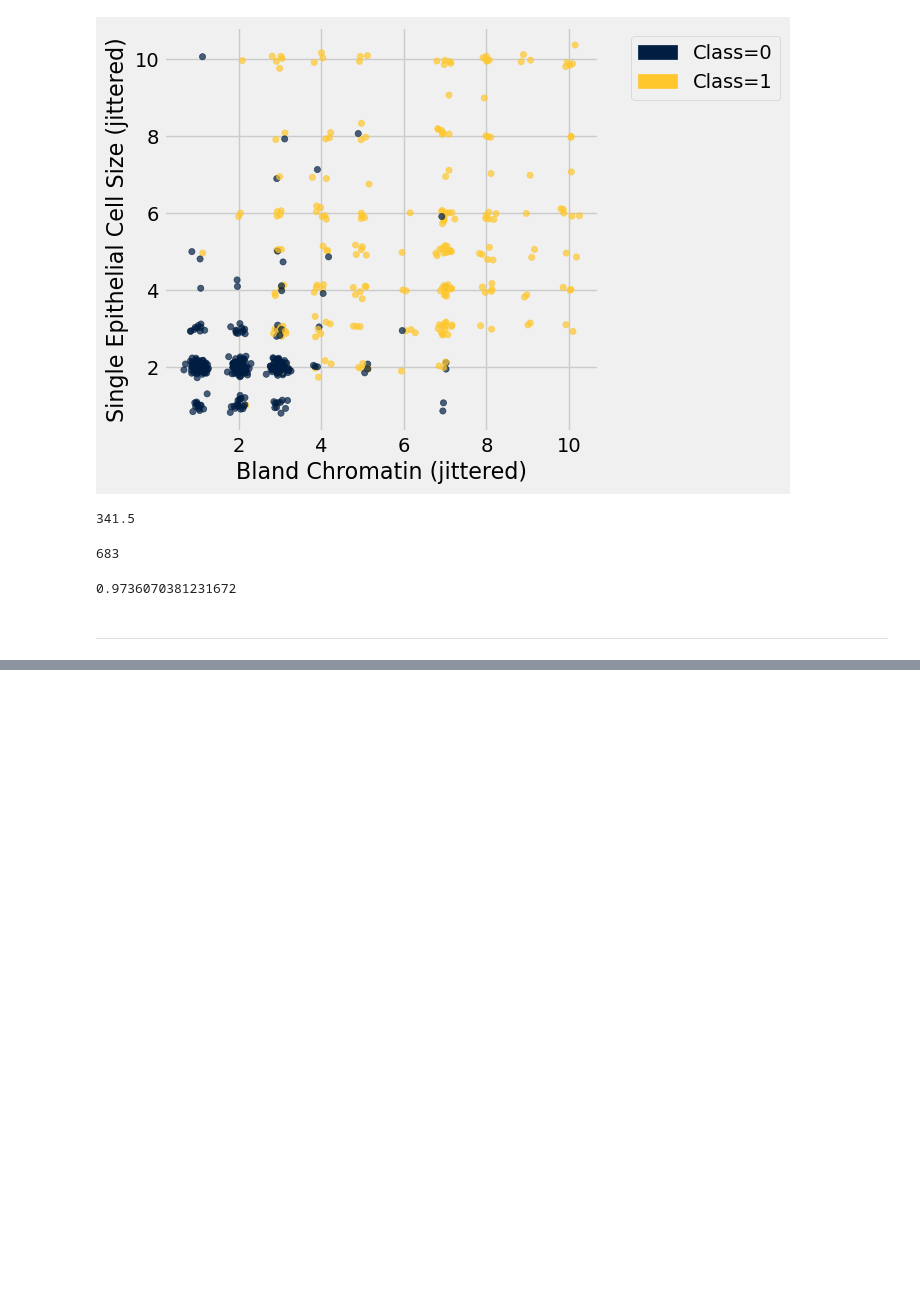
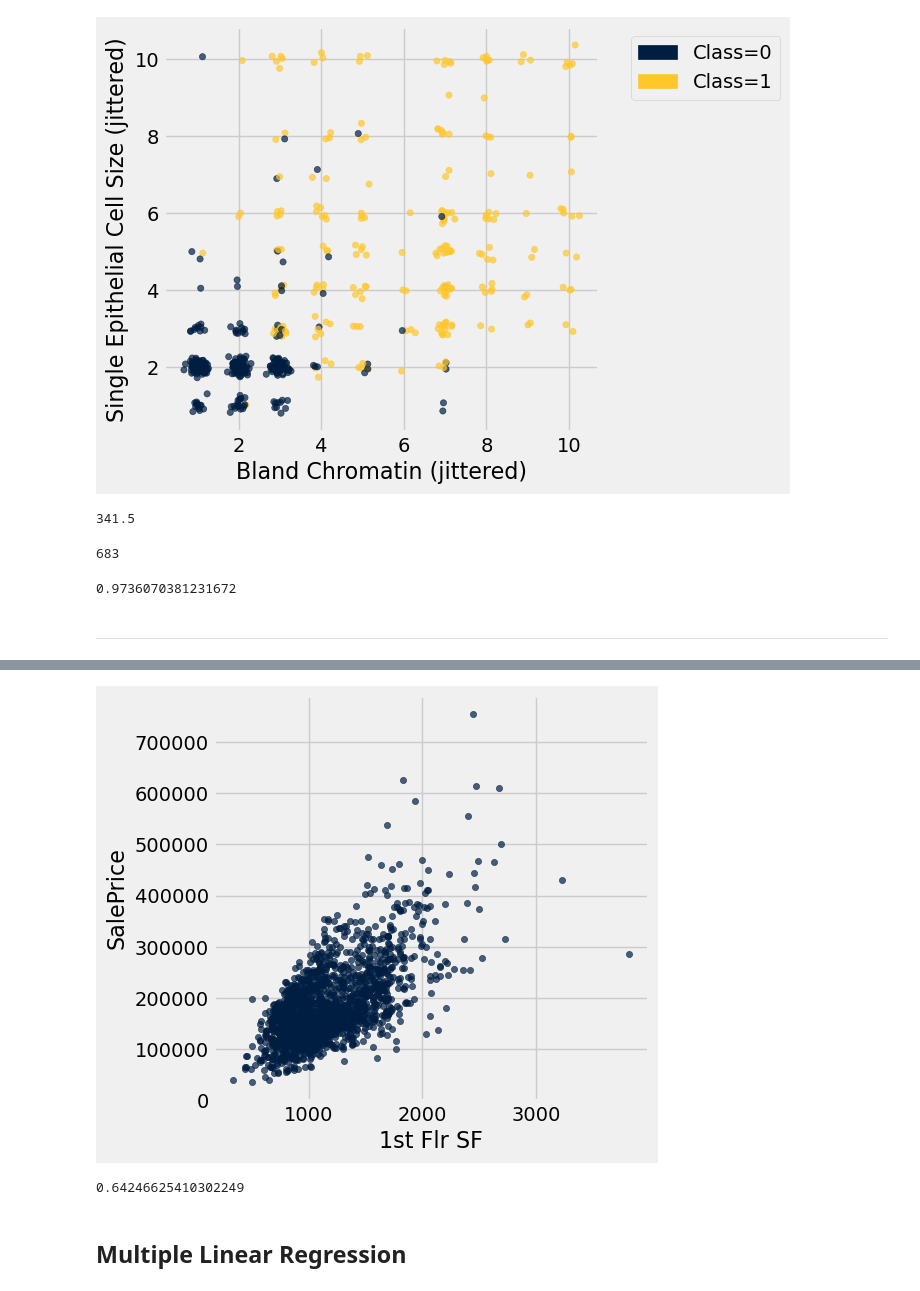
Before and after one commit to lawtonsclass/s26-code-from-class, a Jupyter notebook: data8/ch17.ipynb, the cells around one changed output, grey strips where cells are left out. Cells and saved outputs as stored; diff of their text form; code cells hidden in the pictures; blank space fills up the shorter version.

```diff
--- a/data8/ch17.ipynb
+++ b/data8/ch17.ipynb
@@ -902,0 +930,15 @@ evaluate_accuracy(training_set, test_set, 5)
+# %%
+sales.scatter('1st Flr SF', 'SalePrice')
+# %% [output]
+[figure, added]
+# %%
+def standard_units(any_numbers):
+    "Convert any array of numbers to standard units."
+    return (any_numbers - np.mean(any_numbers))/np.std(any_numbers)
+
+def correlation(t, x, y):
+    return np.mean(standard_units(t.column(x))*standard_units(t.column(y)))
+
+correlation(sales, 'SalePrice', '1st Flr SF')
+# %% [output]
+0.64246625410302249
@@ -902,0 +948,2 @@ evaluate_accuracy(training_set, test_set, 5)
+# %% [markdown]
+## Multiple Linear Regression
```
Also changed, not shown: parts of 57 cells of this notebook.
